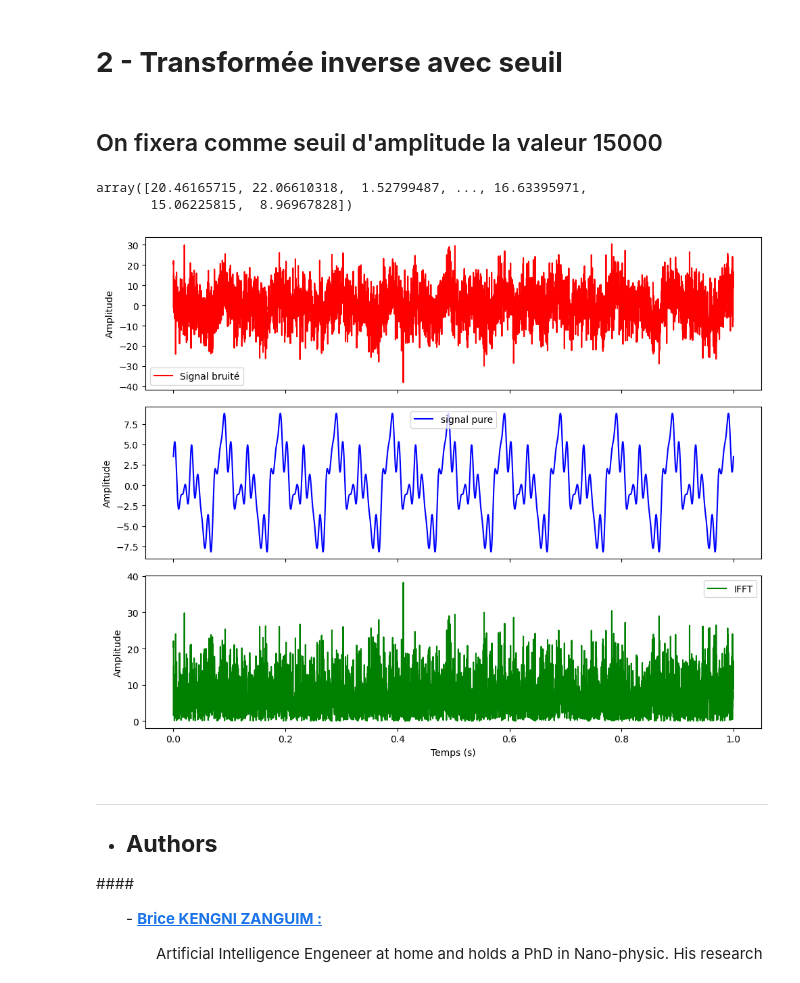
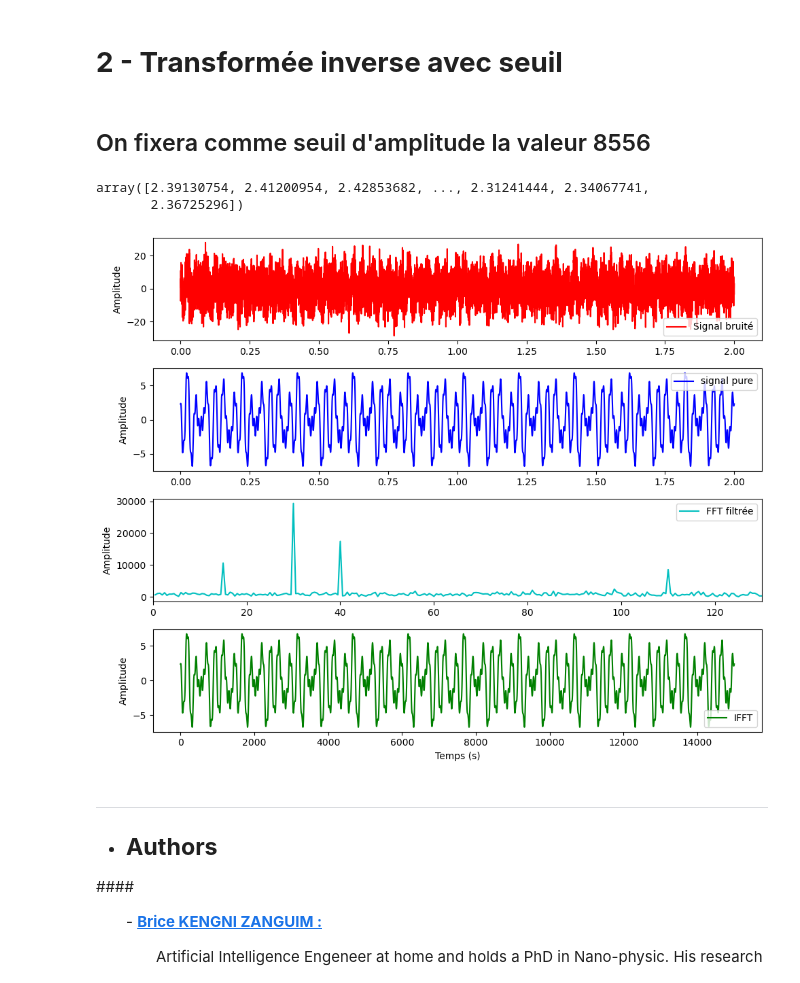
Before and after one commit to Brice-KENGNI-ZANGUIM/Signal_Processing, a Jupyter notebook: 3 - Suppression du bruit dans un signal/Suppression_du_bruit.ipynb, the cells around one changed output. Cells and saved outputs as stored; diff of their text form; code cells hidden in the pictures.

```diff
--- a/3 - Suppression du bruit dans un signal/Suppression_du_bruit.ipynb
+++ b/3 - Suppression du bruit dans un signal/Suppression_du_bruit.ipynb
@@ -75,7 +76,7 @@ plt.show()
 # %% [markdown]
 <h2> En python, le bruit peut être modélisé par une fonction aléatoire du temps. On peut alors utiliser la bibliothèque numpy
 # %%
-bruit = 8*np.random.randn(len(t))
+bruit = 7*np.random.randn(len(t))
 # %%
 plt.figure(figsize=(10,7))
 plt.plot(t , bruit , color ="r", lw = 0.8, label="Bruit" )
@@ -343,7 +344,7 @@ class Fourrier_Transform(  ):
         ###########################################################################
         ######################       Module et argument      ######################
         ###########################################################################
-        FFT_mag = np.abs(FFT)
+        FFT_mag = np.abs(FFT) #np.real(FFT*np.conjugate(FFT)/FFT.size) #np.abs(FFT)
         FFT_arg = np.angle(FFT, deg=True)
 
         ###########################################################################
@@ -640,7 +641,7 @@ class Fourrier_Transform(  ):
 
         return pd.DataFrame({"Fréquences": final_freq, "Amplitude": final_mag})
 
-    def invers_transform( self , seuil = -1) :
+    def invers_transform( self , seuil = -1, methode= 1) :
         """
         DESCRIPTION :
         ------------
@@ -665,15 +666,17 @@ class Fourrier_Transform(  ):
             kenzabri2@yahoo.com
 
         """
-        N = len(self.signal)
-        PSD =  self.FFT_0*np.conjugate(self.FFT_0)       # Power spectral Density
-        filtre = PSD >= seuil
-        self.IFFT = np.fft.ifft( self.FFT_0*filtre , N )
-        self.IFFT  = np.abs(self.IFFT)
+        if methode == 1 :
+            self.PSD = np.abs(self.FFT_0) #self.FFT_0*np.conjugate(self.FFT_0)/self.N       # Power spectral Density
+            filtre = self.PSD >= seuil
+            self.IFFT = np.fft.ifft( self.FFT_0*filtre )
+            self.IFFT = np.real(self.IFFT )
+        elif methode == 2 :
+            pass
 
         return self.IFFT
 # %% [markdown]
 <h1> <strong> 1-  Constrisons notre Objet qui va nous permettre de manipuler la transformée de Fourier
 # %%
-FFT = Fourrier_Transform( function=f, sampling_rate= len(f))
+FFT = Fourrier_Transform( function=f, sampling_rate= len(f)/duration)
 _ = FFT.transform()
@@ -714,35 +722,40 @@ FFT.pic_spectral(81, 130)
 # %% [markdown]
 <h1>  <strong>  2 -  Transformée inverse avec seuil
 # %% [markdown]
-<h2> On fixera comme seuil d'amplitude la valeur 15000
+<h2> On fixera comme seuil d'amplitude la valeur 8556
 # %%
-signal_inverse = FFT.invers_transform(3370)
-signal_inverse = np.abs(signal_inverse)
+signal_inverse = FFT.invers_transform(8556)
 signal_inverse
 # %% [output]
-array([20.46165715, 22.06610318,  1.52799487, ..., 16.63395971,
-       15.06225815,  8.96967828])
+array([2.39130754, 2.41200954, 2.42853682, ..., 2.31241444, 2.34067741,
+       2.36725296])
 # %%
-fig , ax = plt.subplots(nrows=3 , ncols=1, figsize = (10,8), sharex=True)
+fig , ax = plt.subplots(nrows=4 , ncols=1, figsize = (10,8))
 
 ax[0].plot( t , f  , color = "red" , label= "Signal bruité" )
 ax[0].set_ylabel("Amplitude")
-ax[0].legend()
+ax[0].legend(loc="best")
 
 ax[1].plot( t , f_pure , color = "blue" , label= "signal pure" )
 ax[1].set_ylabel("Amplitude")
-ax[1].legend()
+ax[1].legend(loc="best")
 
-ax[2].plot(t , signal_inverse , color = "green", label = "IFFT")
-ax[2].legend()
+filtre = (FFT.f_0>0)*(FFT.f_0<130)
+ax[2].plot( FFT.f_0[filtre] , FFT.PSD[filtre] , color = "c" , label= "FFT filtrée" )
 ax[2].set_ylabel("Amplitude")
-ax[2].set_xlabel("Temps (s)")
+ax[2].legend(loc="best")
+ax[2].set_xlim(0,130)
 
-ax[1].legend()
+ax[3].plot( FFT.IFFT , color = "green", label = "IFFT")
+ax[3].legend()
+ax[3].set_ylabel("Amplitude")
+ax[3].set_xlabel("Temps (s)")
+
+ax[1].legend(loc="best")
 plt.tight_layout()
 plt.show()
 # %% [output]
-[figure, old version]
+[figure, new version]
 # %% [markdown]
 ---
 
```
Also changed, not shown: parts of 11 cells of this notebook.
